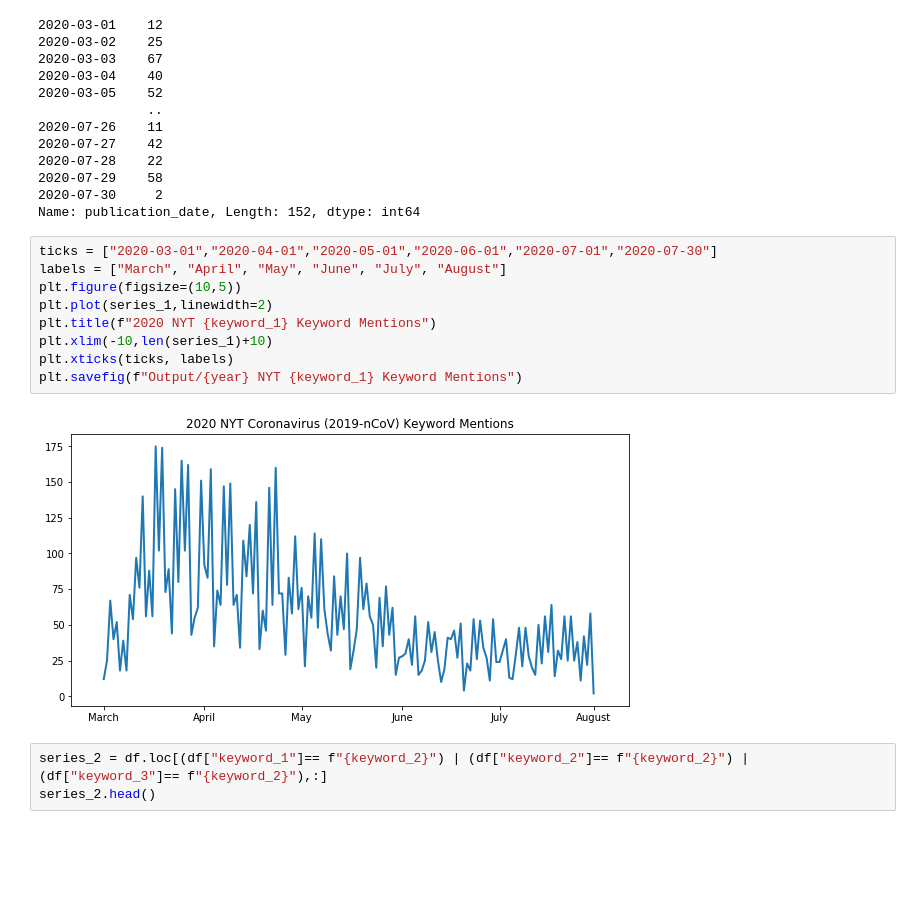
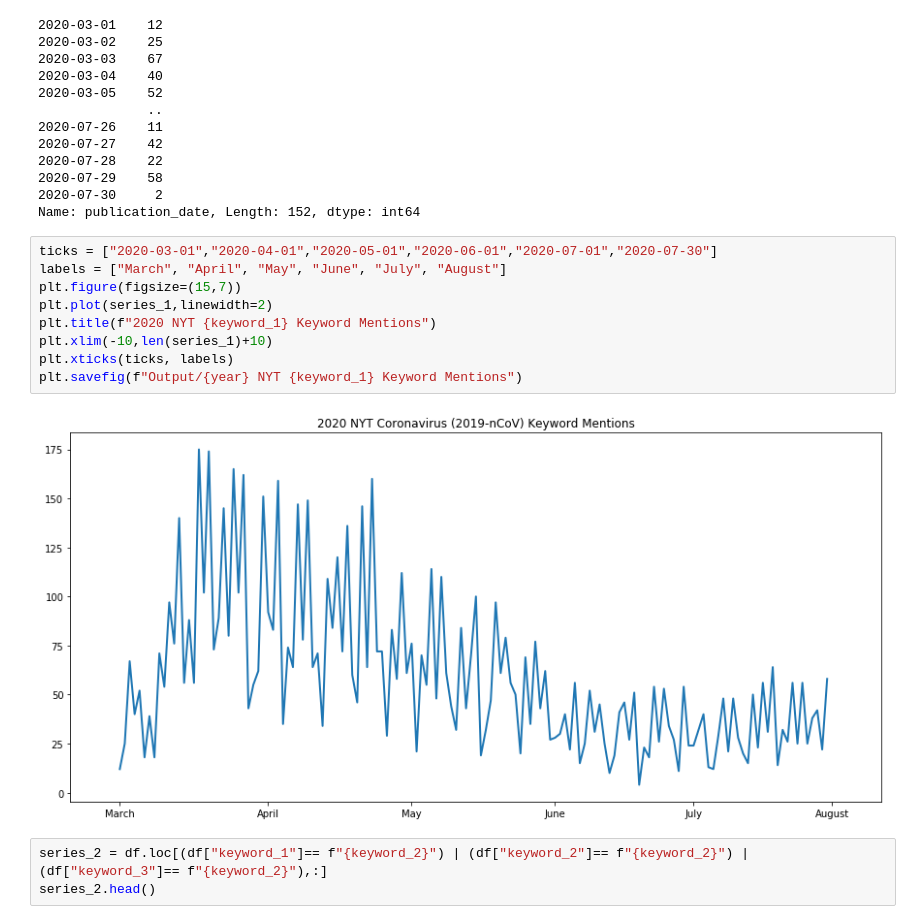
Before and after one commit to RoarkJ/NYT-Keyword-Analysis, a Jupyter notebook: multi_month.ipynb, the cells around one changed output. Drawn from its saved outputs; the diff is of its cells as text; blank space fills up the shorter version.

Commit message:
increase figure sizes

```diff
--- a/multi_month.ipynb
+++ b/multi_month.ipynb
@@ -120,14 +119,14 @@ Name: publication_date, Length: 152, dtype: int64
 # %%
 ticks = ["2020-03-01","2020-04-01","2020-05-01","2020-06-01","2020-07-01","2020-07-30"]
 labels = ["March", "April", "May", "June", "July", "August"]
-plt.figure(figsize=(10,5))
+plt.figure(figsize=(15,7))
 plt.plot(series_1,linewidth=2)
 plt.title(f"2020 NYT {keyword_1} Keyword Mentions")
 plt.xlim(-10,len(series_1)+10)
 plt.xticks(ticks, labels)
 plt.savefig(f"Output/{year} NYT {keyword_1} Keyword Mentions")
 # %% [output]
-[figure, old version]
+[figure, new version]
 # %%
 series_2 = df.loc[(df["keyword_1"]== f"{keyword_2}") | (df["keyword_2"]== f"{keyword_2}") | (df["keyword_3"]== f"{keyword_2}"),:]
 series_2.head()
```
Also changed, not shown: parts of 3 cells of this notebook.
